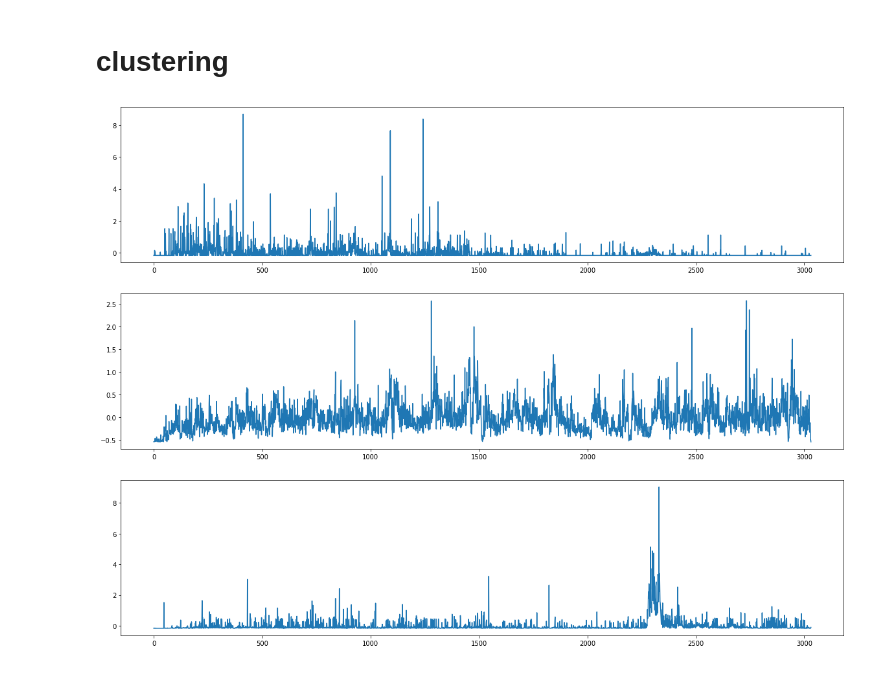
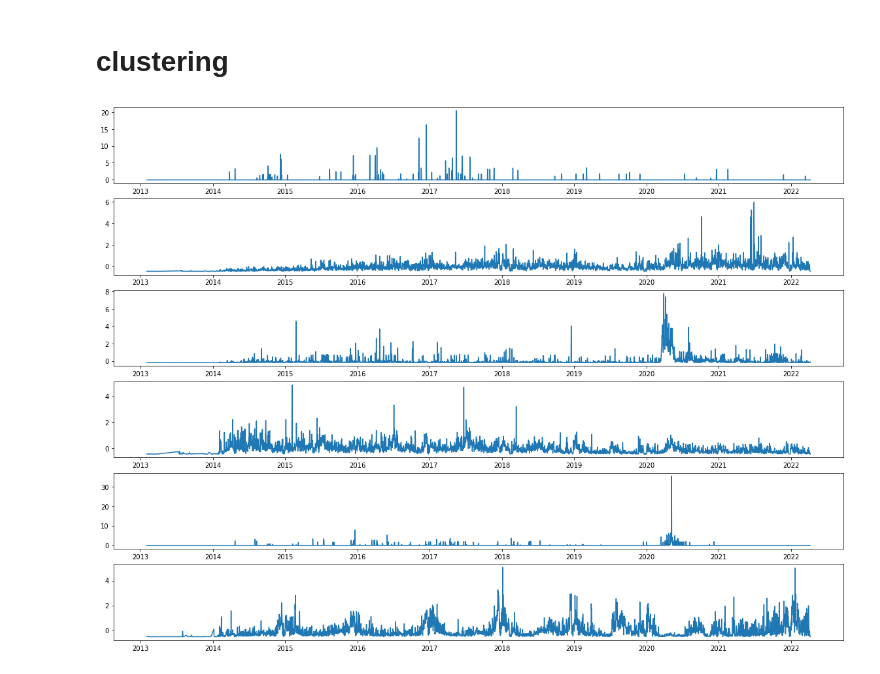
Before and after one commit to PaoloComensoli/progetto-dslab, a Jupyter notebook: src/clustering.ipynb, the cells around one changed output. Cells and saved outputs as stored; diff of their text form; code cells hidden in the pictures.

Commit message:
update plots

```diff
--- a/src/clustering.ipynb
+++ b/src/clustering.ipynb
@@ -13,18 +13,5 @@ from tslearn.clustering import TimeSeriesKMeans;
 # import and pre-processing
 # %%
 df = pd.read_csv('../dati/serie-storiche-ecommerce.csv', quotechar = "'", parse_dates = ['data'], decimal = ',')
-# %%
-def pivot_scale_and_fillna(df):
-    """
-    returns a pivoted version of the dataframe where the values
-    are scaled and null values substituted with zeros
-    """
-    scaler = StandardScaler()
-    df_pivoted = pd.pivot(data = df, index = 'data', columns = 'settore', values = 'totale')
-    col_names = [col_name for col_name in df_pivoted.columns]
-    index_ = df_pivoted.index
-    df_pivoted = df_pivoted.fillna(0)
-    df_pivoted = pd.DataFrame(scaler.fit_transform(df_pivoted), columns = col_names, index = index_)
-    return df_pivoted
 # %%
 processed_df = pivot_scale_and_fillna(df).reset_index()
@@ -43,5 +21,5 @@ df_for_clustering = processed_df.drop(columns = ['data']).T.to_numpy()[..., np.n
 # %%
-km = TimeSeriesKMeans(n_clusters=3, metric="euclidean", max_iter=5, max_iter_barycenter=5, random_state=0)
+km = TimeSeriesKMeans(n_clusters = 6, metric="euclidean", max_iter=5, max_iter_barycenter=5, random_state=0)
 # %%
 km_fitted = km.fit(df_for_clustering)
 # %%
@@ -62,5 +26,0 @@ def associate_sector_to_category(cluster_predicted, n_clusters):
-# %%
-def plot_clusters(n_clusters, fitted_model):
-    fig, ax = plt.subplots(n_clusters,1, figsize =(20,15))
-    for clusters in range(n_clusters):
-      ax[clusters].plot(fitted_model.cluster_centers_[clusters])
@@ -67,4 +29,4 @@ def plot_clusters(n_clusters, fitted_model):
 # %%
-plot_clusters(3, km_fitted)
+plot_clusters(6, km_fitted, processed_df = processed_df)
 # %% [output]
-[figure, old version]
+[figure, new version]
```
Also changed, not shown: parts of 7 cells of this notebook, 2 other files.
